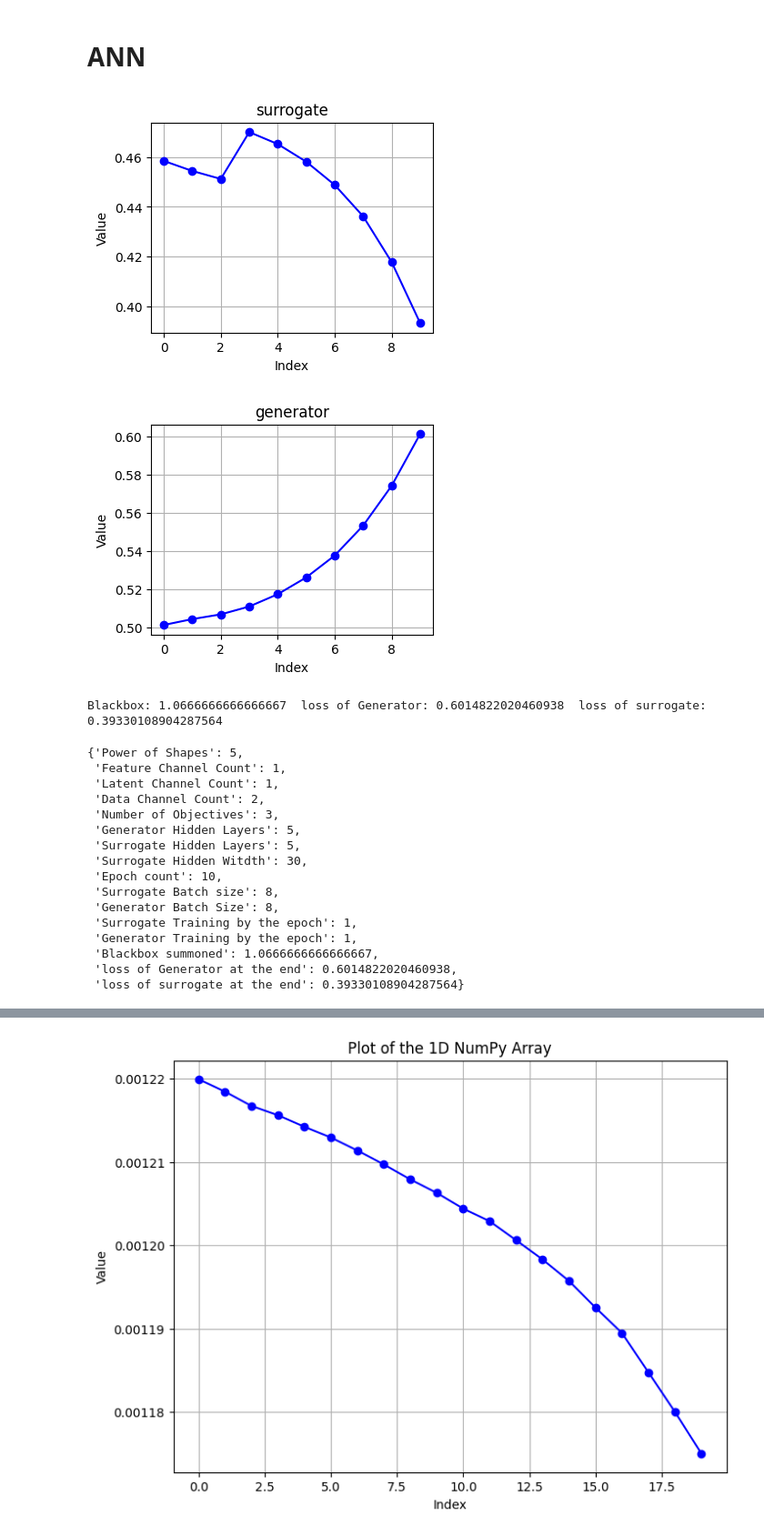
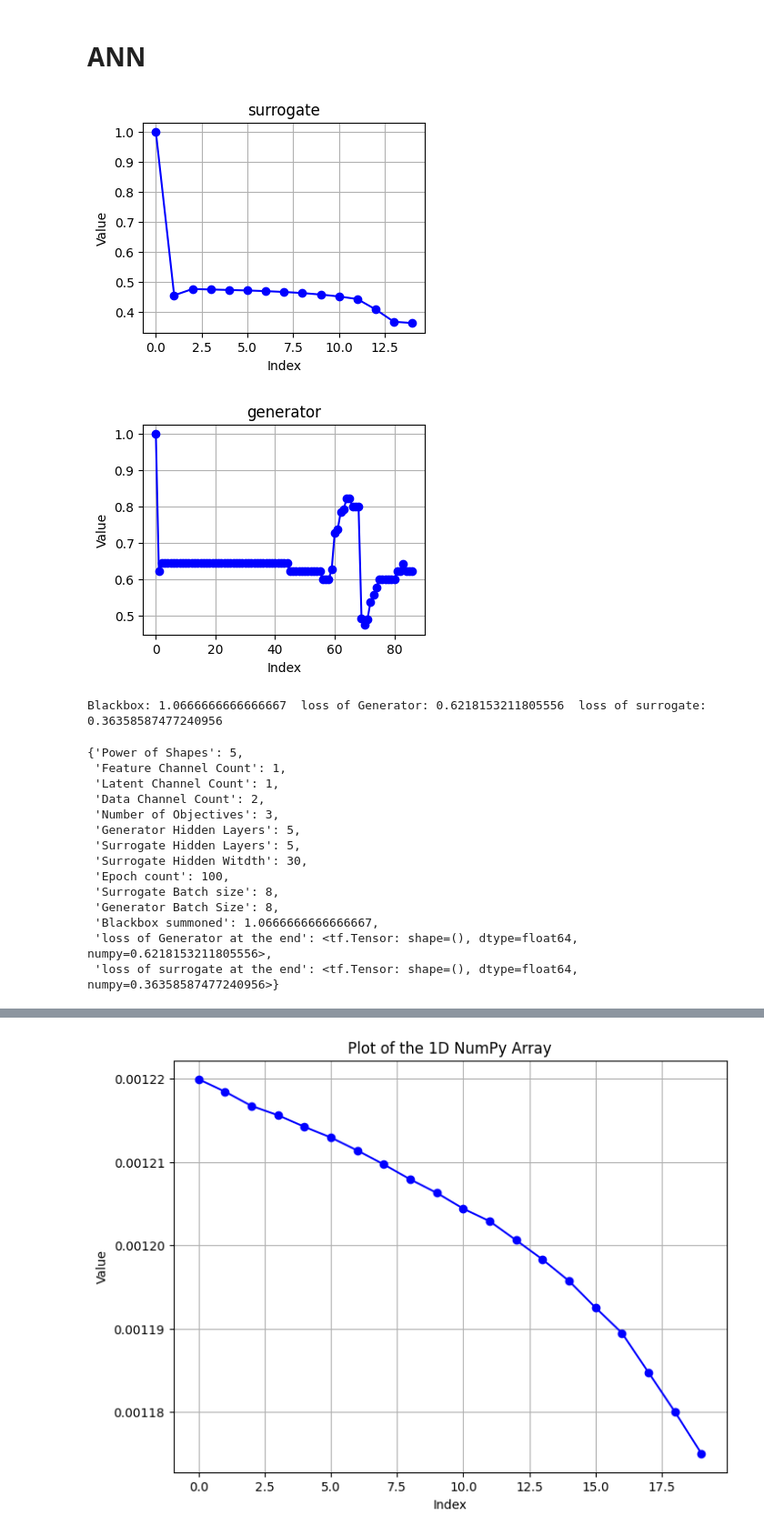
Before and after one commit to PeHaash/CRSA-0.3, a Jupyter notebook: notebooks/phase1.ipynb, the cells around one changed output, grey strips where cells are left out. Shown: that part at 91% size. Cells and saved outputs as stored; diff of their text form; code cells hidden in the pictures.

```diff
--- a/notebooks/phase1.ipynb
+++ b/notebooks/phase1.ipynb
@@ -650,6 +650,32 @@ def train_generator(surrogate, generator, optimizer, loss_function, generator_ba
   optimizer.apply_gradients(zip(gradients, generator.trainable_variables))
 
   return loss
+# %%
+#@title train_generator_rrdel
+
+# @tf.function
+def train_generator_rrdel(surrogate, generator, detenvi, optimizer, loss_function, generator_batch_count, generator_target,
+                    input_grid_tensor_stacked, input_grid_np, size, latent_channel_count):
+  # train generator, fixed input, return real detenvi loss
+  latent_spaces_in_batch = tf.random.uniform((generator_batch_count, size, size, latent_channel_count),dtype=tf.float64)
+                                                                        # tensor: (N, Size, Size, Latent(1))
+  input_to_generator = tf.concat([input_grid_tensor_stacked, latent_spaces_in_batch], axis=-1)
+                                                                        # tensor: (N, Size, Size, F+L)
+
+  with tf.GradientTape() as tape:
+    generator_output = generator(input_to_generator, training=True)     # tensor: (N, Size, Size, Data)
+    input_to_surrogate =  tf.concat([input_grid_tensor_stacked, generator_output], axis=-1)
+                                                                        # tensor: (N, Size, Size, F + D)
+    surrogate_output = surrogate(input_to_surrogate)
+    loss = loss_function(generator_target, surrogate_output)
+
+  gradients = tape.gradient(loss, generator.trainable_variables)
+  optimizer.apply_gradients(zip(gradients, generator.trainable_variables))
+
+  ## end of the training, now return by that
+  detenvi_output = detenvi.ImplementAndEvaluateOnBatch(input_grid_np, generator_output, generator_batch_count)
+  loss = loss_function(generator_target, detenvi_output)
+  return loss
 # %%
 # epocccc = 300
 # ss = np.zeros(epocccc)
@@ -796,29 +926,36 @@ s = train_complete(Detenvi = DeterministicEnvironment,
                    feature_cc = 1, latent_cc = 1, data_cc = 2, num_of_obj = 3,
                    gen_hid_lay = 5,
                    surr_hid_lay = 5, sur_hit_wid = 30,
-                   epoch_count = 10, sur_batch_size = 8, gen_batch_size = 8, sur_train_by_epoch = 1, gen_train_by_epoch = 1)
+                   epoch_count = 10, sur_batch_size = 8, gen_batch_size = 8, sur_train_by_epoch = 1, gen_train_by_epoch = 20)
 
 s
-# %% [output]
-[figure, removed]
-[figure, removed]
-Blackbox: 1.0666666666666667  loss of Generator: 0.6014822020460938  loss of surrogate: 0.39330108904287564
-{'Power of Shapes': 5,
- 'Feature Channel Count': 1,
- 'Latent Channel Count': 1,
- 'Data Channel Count': 2,
- 'Number of Objectives': 3,
- 'Generator Hidden Layers': 5,
- 'Surrogate Hidden Layers': 5,
- 'Surrogate Hidden Witdth': 30,
- 'Epoch count': 10,
- 'Surrogate Batch size': 8,
- 'Generator Batch Size': 8,
- 'Surrogate Training by the epoch': 1,
- 'Generator Training by the epoch': 1,
- 'Blackbox summoned': 1.0666666666666667,
- 'loss of Generator at the end': 0.6014822020460938,
- 'loss of surrogate at the end': 0.39330108904287564}
+# %%
+s = train_mixed(Detenvi = DeterministicEnvironment,
+                   power_of_shapes = 5, size_ = 32,
+                   feature_cc = 1, latent_cc = 1, data_cc = 2, num_of_obj = 3,
+                   gen_hid_lay = 5,
+                   surr_hid_lay = 5, sur_hit_wid = 30,
+                   epoch_count = 100, sur_batch_size = 8, gen_batch_size = 8, max_streak = 30)
+
+s
+# %% [output]
+[figure, added]
+[figure, added]
+Blackbox: 1.0666666666666667  loss of Generator: 0.6218153211805556  loss of surrogate: 0.36358587477240956
+{'Power of Shapes': 5,
+ 'Feature Channel Count': 1,
+ 'Latent Channel Count': 1,
+ 'Data Channel Count': 2,
+ 'Number of Objectives': 3,
+ 'Generator Hidden Layers': 5,
+ 'Surrogate Hidden Layers': 5,
+ 'Surrogate Hidden Witdth': 30,
+ 'Epoch count': 100,
+ 'Surrogate Batch size': 8,
+ 'Generator Batch Size': 8,
+ 'Blackbox summoned': 1.0666666666666667,
+ 'loss of Generator at the end': <tf.Tensor: shape=(), dtype=float64, numpy=0.6218153211805556>,
+ 'loss of surrogate at the end': <tf.Tensor: shape=(), dtype=float64, numpy=0.36358587477240956>}
 # %%
 epoch = [31250, 31250, 31250, 31250, 31250,
          15625, 15625, 15625, 15625, 15625,
```
Also changed, not shown: parts of 3 cells of this notebook.
